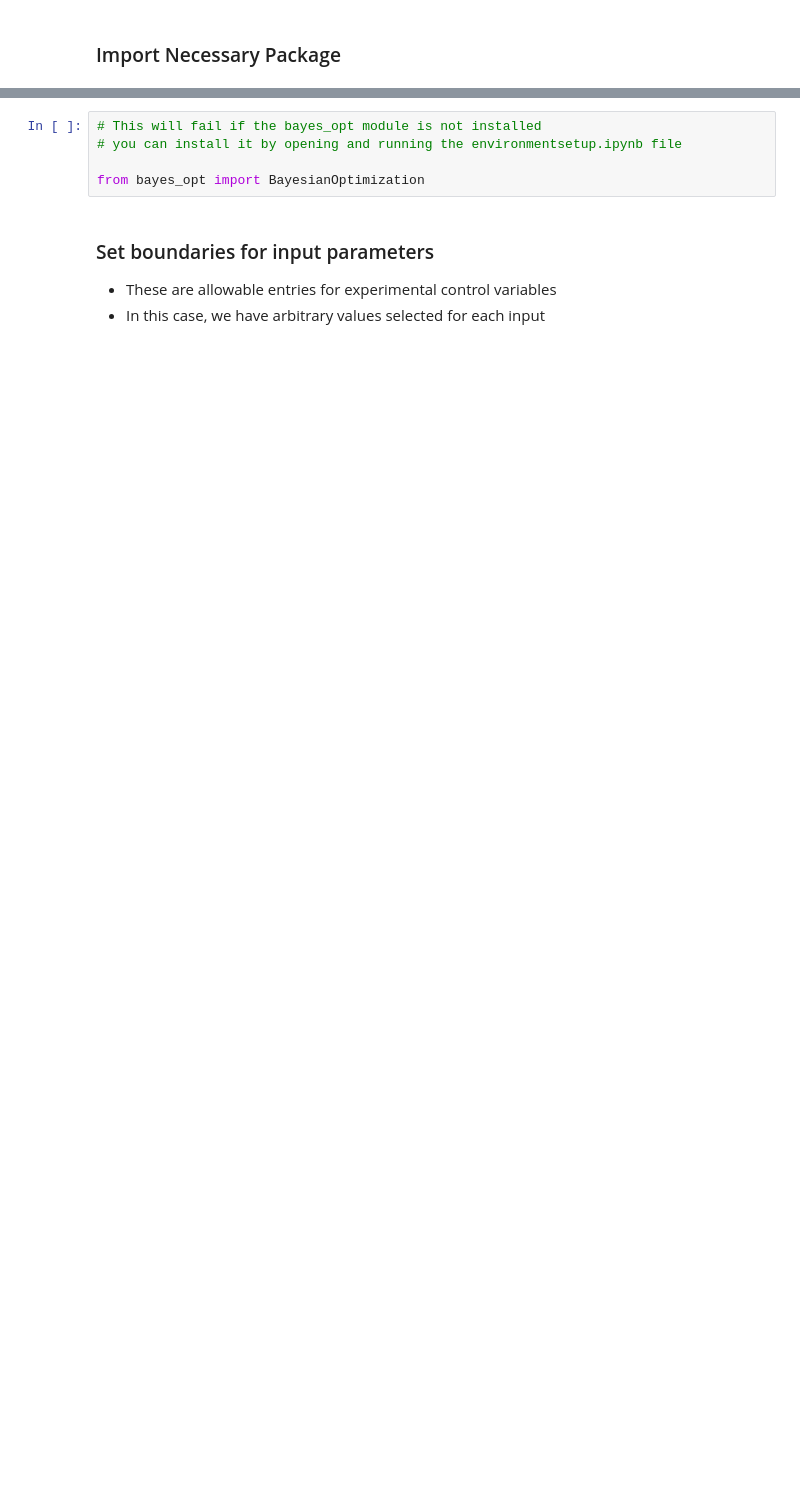
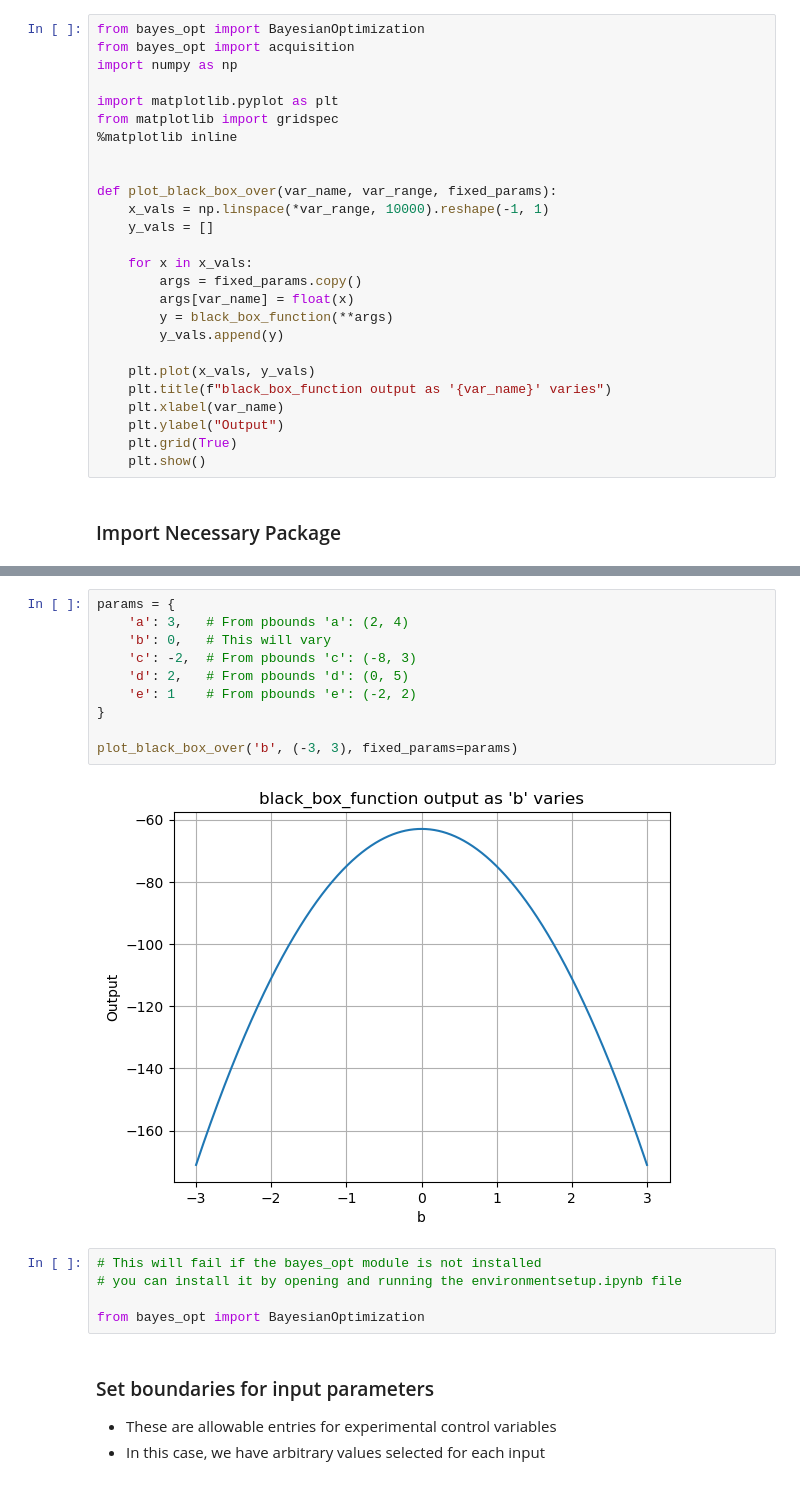
Before and after one commit to AQUAMAG/BayOp, a Jupyter notebook: basic-test.ipynb, the cells around one changed output, grey strips where cells are left out. Saved outputs shown, nothing was run; the diff lists cells and outputs as text; blank space fills up the shorter version.

```diff
--- a/basic-test.ipynb
+++ b/basic-test.ipynb
@@ -14,5 +14,31 @@ def black_box_function(a, b, c, d, e):
     which generates its output values, as unknown.
     """
     return -a * (2*b)**2 - (c - (1*d))**2 * (2*e)**2 + 1
+# %%
+from bayes_opt import BayesianOptimization
+from bayes_opt import acquisition
+import numpy as np
+
+import matplotlib.pyplot as plt
+from matplotlib import gridspec
+%matplotlib inline
+
+
+def plot_black_box_over(var_name, var_range, fixed_params):
+    x_vals = np.linspace(*var_range, 10000).reshape(-1, 1)
+    y_vals = []
+
+    for x in x_vals:
+        args = fixed_params.copy()
+        args[var_name] = float(x)
+        y = black_box_function(**args)
+        y_vals.append(y)
+
+    plt.plot(x_vals, y_vals)
+    plt.title(f"black_box_function output as '{var_name}' varies")
+    plt.xlabel(var_name)
+    plt.ylabel("Output")
+    plt.grid(True)
+    plt.show()
 # %% [markdown]
 ### Import Necessary Package
@@ -19,3 +68,15 @@ def black_box_function(a, b, c, d, e):
+# %%
+params = {
+    'a': 3,   # From pbounds 'a': (2, 4)
+    'b': 0,   # This will vary
+    'c': -2,  # From pbounds 'c': (-8, 3)
+    'd': 2,   # From pbounds 'd': (0, 5)
+    'e': 1    # From pbounds 'e': (-2, 2)
+}
+
+plot_black_box_over('b', (-3, 3), fixed_params=params)
+# %% [output]
+[figure, added]
 # %%
 # This will fail if the bayes_opt module is not installed
 # you can install it by opening and running the environmentsetup.ipynb file
```
Also changed, not shown: parts of 3 cells of this notebook, 8 other files.
